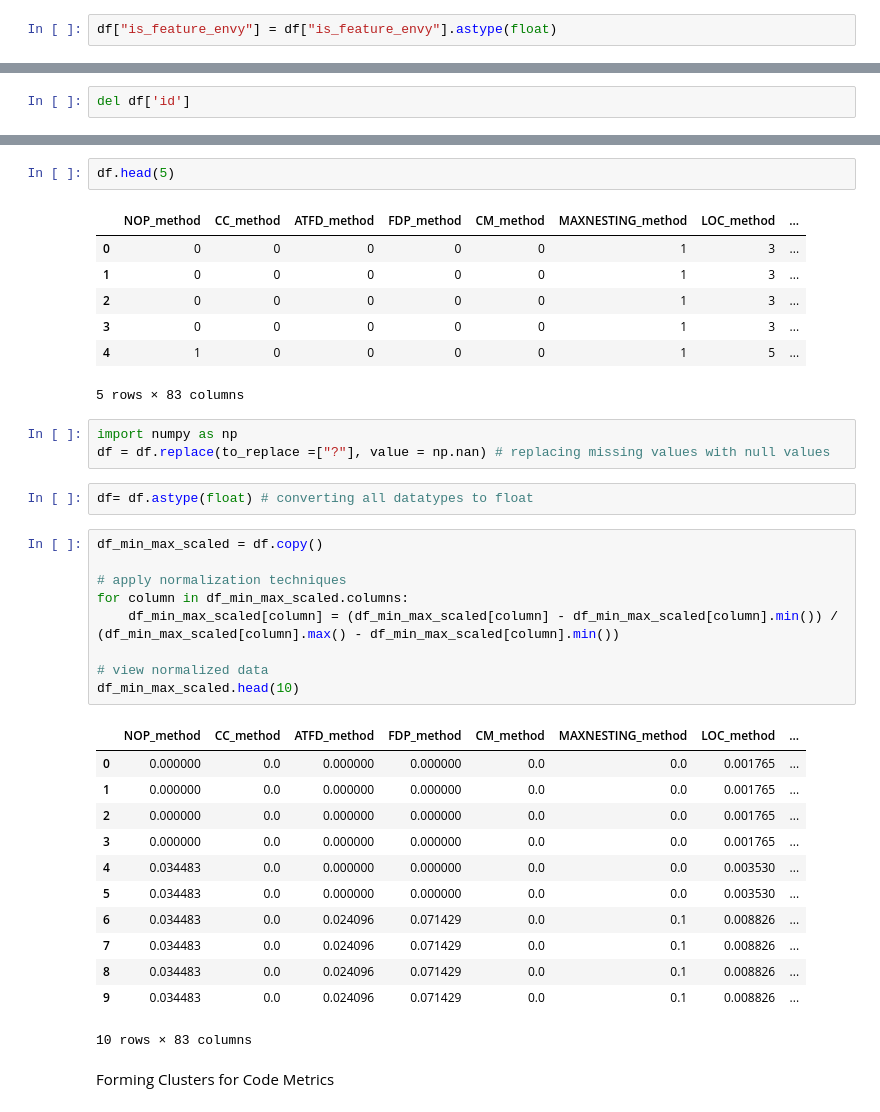
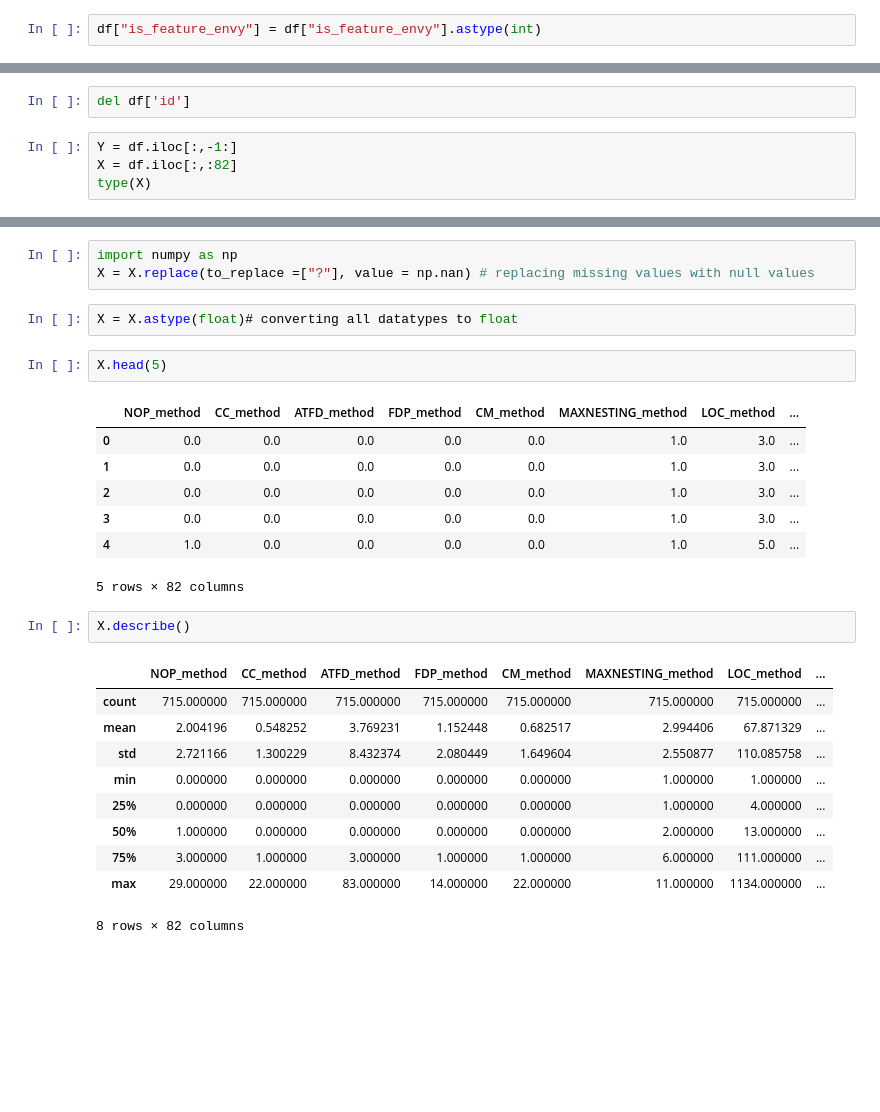
Before and after one commit to anushka-code/Deep-Multimodal-Architectures-Code-Smell-Classification, a Jupyter notebook: Feature_Envy_Classification.ipynb, the cells around one changed output, grey strips where cells are left out. Cells and saved outputs as stored; diff of their text form; blank space fills up the shorter version.

```diff
--- a/Feature_Envy_Classification.ipynb
+++ b/Feature_Envy_Classification.ipynb
@@ -40,2 +44,2 @@ Data Preprocessing
 # %%
-df["is_feature_envy"] = df["is_feature_envy"].astype(float)
+df["is_feature_envy"] = df["is_feature_envy"].astype(int)
@@ -57,2 +60,6 @@ Name: is_feature_envy, Length: 715, dtype: float64
 # %%
 del df['id']
+# %%
+Y = df.iloc[:,-1:]
+X = df.iloc[:,:82]
+type(X)
@@ -59,39 +73,28 @@ del df['id']
+# %%
+import numpy as np
+X = X.replace(to_replace =["?"], value = np.nan) # replacing missing values with null values
+# %%
+X = X.astype(float)# converting all datatypes to float
 # %%
-df.head(5)
+X.head(5)
 # %% [output]
 |  | NOP_method | CC_method | ATFD_method | FDP_method | CM_method | MAXNESTING_method | LOC_method | ... |
-| 0 | 0 | 0 | 0 | 0 | 0 | 1 | 3 | ... |
-| 1 | 0 | 0 | 0 | 0 | 0 | 1 | 3 | ... |
-| 2 | 0 | 0 | 0 | 0 | 0 | 1 | 3 | ... |
-| 3 | 0 | 0 | 0 | 0 | 0 | 1 | 3 | ... |
-| 4 | 1 | 0 | 0 | 0 | 0 | 1 | 5 | ... |
+| 0 | 0.0 | 0.0 | 0.0 | 0.0 | 0.0 | 1.0 | 3.0 | ... |
+| 1 | 0.0 | 0.0 | 0.0 | 0.0 | 0.0 | 1.0 | 3.0 | ... |
+| 2 | 0.0 | 0.0 | 0.0 | 0.0 | 0.0 | 1.0 | 3.0 | ... |
+| 3 | 0.0 | 0.0 | 0.0 | 0.0 | 0.0 | 1.0 | 3.0 | ... |
+| 4 | 1.0 | 0.0 | 0.0 | 0.0 | 0.0 | 1.0 | 5.0 | ... |
-5 rows × 83 columns
+5 rows × 82 columns
-# %%
-import numpy as np
-df = df.replace(to_replace =["?"], value = np.nan) # replacing missing values with null values
-# %%
-df= df.astype(float) # converting all datatypes to float
-# %%
-df_min_max_scaled = df.copy()
-
-# apply normalization techniques
-for column in df_min_max_scaled.columns:
-    df_min_max_scaled[column] = (df_min_max_scaled[column] - df_min_max_scaled[column].min()) / (df_min_max_scaled[column].max() - df_min_max_scaled[column].min())
-
-# view normalized data
-df_min_max_scaled.head(10)
-# %% [output]
-|  | NOP_method | CC_method | ATFD_method | FDP_method | CM_method | MAXNESTING_method | LOC_method | ... |
-| 0 | 0.000000 | 0.0 | 0.000000 | 0.000000 | 0.0 | 0.0 | 0.001765 | ... |
-| 1 | 0.000000 | 0.0 | 0.000000 | 0.000000 | 0.0 | 0.0 | 0.001765 | ... |
-| 2 | 0.000000 | 0.0 | 0.000000 | 0.000000 | 0.0 | 0.0 | 0.001765 | ... |
-| 3 | 0.000000 | 0.0 | 0.000000 | 0.000000 | 0.0 | 0.0 | 0.001765 | ... |
-| 4 | 0.034483 | 0.0 | 0.000000 | 0.000000 | 0.0 | 0.0 | 0.003530 | ... |
-| 5 | 0.034483 | 0.0 | 0.000000 | 0.000000 | 0.0 | 0.0 | 0.003530 | ... |
-| 6 | 0.034483 | 0.0 | 0.024096 | 0.071429 | 0.0 | 0.1 | 0.008826 | ... |
-| 7 | 0.034483 | 0.0 | 0.024096 | 0.071429 | 0.0 | 0.1 | 0.008826 | ... |
-| 8 | 0.034483 | 0.0 | 0.024096 | 0.071429 | 0.0 | 0.1 | 0.008826 | ... |
-| 9 | 0.034483 | 0.0 | 0.024096 | 0.071429 | 0.0 | 0.1 | 0.008826 | ... |
-10 rows × 83 columns
-# %% [markdown]
-Forming Clusters for Code Metrics
+# %%
+X.describe()
+# %% [output]
+|  | NOP_method | CC_method | ATFD_method | FDP_method | CM_method | MAXNESTING_method | LOC_method | ... |
+| count | 715.000000 | 715.000000 | 715.000000 | 715.000000 | 715.000000 | 715.000000 | 715.000000 | ... |
+| mean | 2.004196 | 0.548252 | 3.769231 | 1.152448 | 0.682517 | 2.994406 | 67.871329 | ... |
+| std | 2.721166 | 1.300229 | 8.432374 | 2.080449 | 1.649604 | 2.550877 | 110.085758 | ... |
+| min | 0.000000 | 0.000000 | 0.000000 | 0.000000 | 0.000000 | 1.000000 | 1.000000 | ... |
+| 25% | 0.000000 | 0.000000 | 0.000000 | 0.000000 | 0.000000 | 1.000000 | 4.000000 | ... |
+| 50% | 1.000000 | 0.000000 | 0.000000 | 0.000000 | 0.000000 | 2.000000 | 13.000000 | ... |
+| 75% | 3.000000 | 1.000000 | 3.000000 | 1.000000 | 1.000000 | 6.000000 | 111.000000 | ... |
+| max | 29.000000 | 22.000000 | 83.000000 | 14.000000 | 22.000000 | 11.000000 | 1134.000000 | ... |
+8 rows × 82 columns
```
Also changed, not shown: parts of 19 cells of this notebook.
